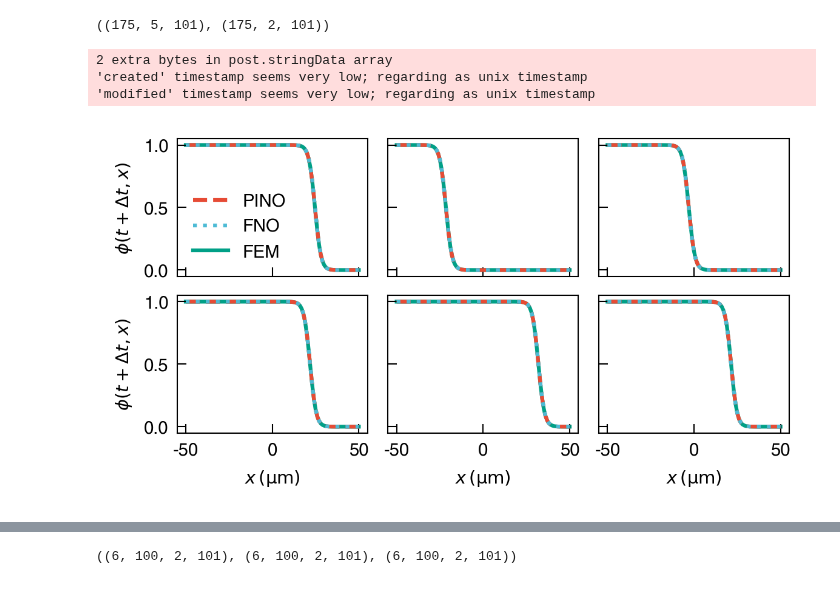
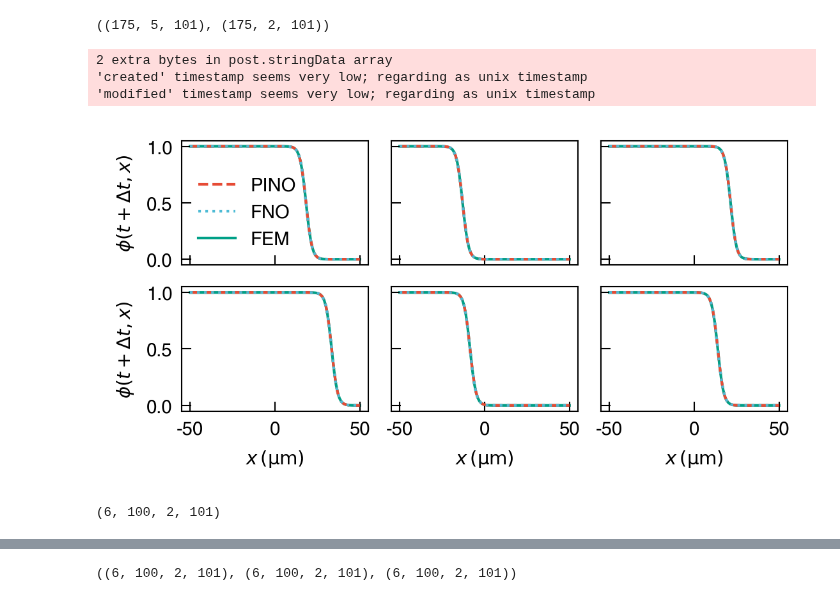
Before and after one commit to NanxiiChen/PF-PINO, a Jupyter notebook: corrosion1d/compare.ipynb, the cells around one changed output, grey strips where cells are left out. Cells and saved outputs as stored; diff of their text form; code cells hidden in the pictures.

Commit message:
Update figures

```diff
--- a/corrosion1d/compare.ipynb
+++ b/corrosion1d/compare.ipynb
@@ -285,41 +285,41 @@ Xs.shape, Ys.shape
 # %%
 num_examples = 6
 import numpy as np
-np.random.seed(0)
+np.random.seed(42)
 random_indices = np.random.choice(Xs.shape[0], size=num_examples, replace=False,)
-fig, axes = plt.subplots(2, 3, figsize=(3.8, 2.0), constrained_layout=True, sharex=True, sharey=True)
+fig, axes = plt.subplots(2, 3, figsize=(3.6, 1.8), constrained_layout=True, sharex=True, sharey=True)
 xs_example = Xs[random_indices]
 ys_example = Ys[random_indices]
 y_pred_pino = jax.vmap(model_pino)(xs_example)
 y_pred_fno = jax.vmap(model_fno)(xs_example)
 
 
 
 axes = axes.flatten()
 for i, idx in enumerate(random_indices):
     ax = axes[i]
     # ax.plot(meshes, xs_example[i, 0, :], label="Input", color="green")
-    ax.plot(meshes*configs.Lc, y_pred_pino[i, 0, :], label="PINO",
+    ax.plot(meshes*configs.Lc, y_pred_pino[i, 0, :], label="PINO", lw=1,
             color="C0", linestyle="dashed")
-    ax.plot(meshes*configs.Lc, y_pred_fno[i, 0, :], label="FNO",
+    ax.plot(meshes*configs.Lc, y_pred_fno[i, 0, :], label="FNO", lw=1,
             color="C1", linestyle="dotted")
-    ax.plot(meshes*configs.Lc, ys_example[i, 0, :], label="FEM",
+    ax.plot(meshes*configs.Lc, ys_example[i, 0, :], label="FEM", lw=1,
             color="C2", zorder=-1)
     ax.xaxis.set_major_formatter(plt.FuncFormatter(lambda x, _: f"{x*1e6:.0f}"))
     ax.yaxis.set_major_locator(plt.MultipleLocator(0.5))
     if i == 0:
         ax.legend(loc="lower left")
     if i // 3 == 1:
         ax.set_xlabel(r"$x \, \mathrm{(\mu m)}$")
     if i % 3 == 0:
         ax.set_ylabel(r"$\phi(t+\Delta t,x)$")
 fig.savefig(os.path.join(save_fig_dir, "corrosion1d_valid_one_step_pred.pdf"), dpi=450,
             bbox_inches='tight', pad_inches=0.0)
 # %% [output]
 2 extra bytes in post.stringData array
 'created' timestamp seems very low; regarding as unix timestamp
 'modified' timestamp seems very low; regarding as unix timestamp
-[figure, old version]
+[figure, new version]
 # %%
 test_solutions = jnp.load(os.path.join(configs.test_data_dir, "solutions.npy"))[:, :, :, ::-1]
 test_lp_values = jnp.load(os.path.join(configs.test_data_dir, "Lp_values.npy")).reshape(-1, 1)
@@ -341,6 +341,10 @@ auto_reg_fn = partial(
 y_test_pred = jax.vmap(auto_reg_fn,
                        in_axes=(0, 0)
                        )(x_test, test_lp_values)
+# %%
+y_test_pred.shape
+# %% [output]
+(6, 100, 2, 101)
 # %%
 def num_to_latex(num, precision=2):
     mantissa, exponent = f"{num:.{precision}e}".split("e")
```
Also changed, not shown: parts of 6 cells of this notebook, 4 other files.
